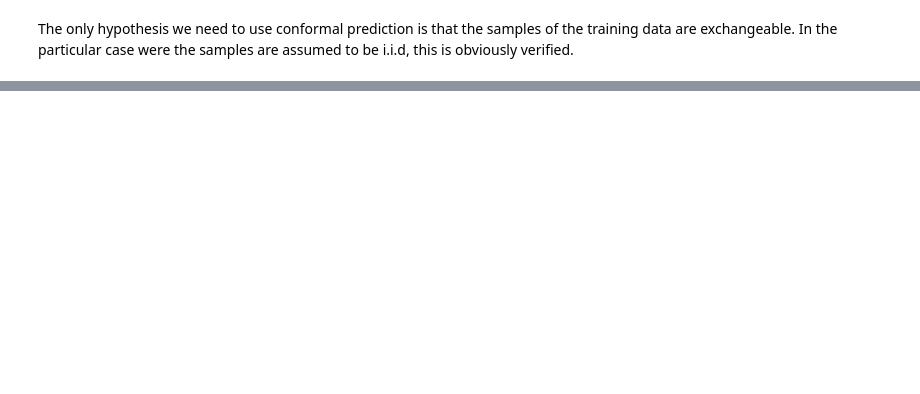
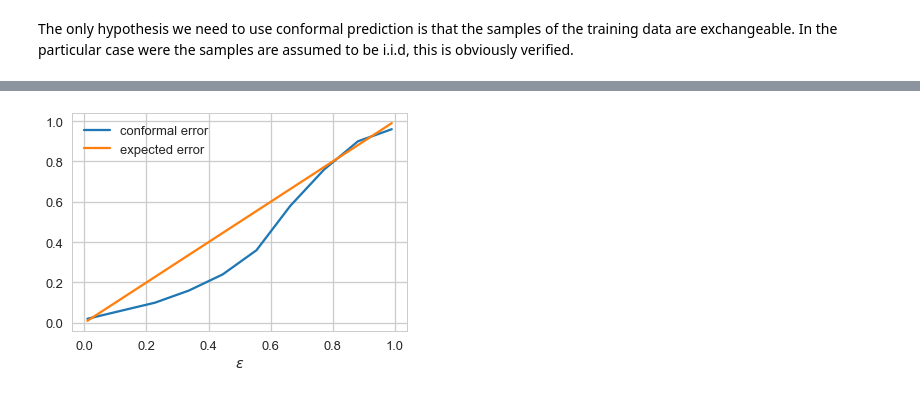
Before and after one commit to eacquarone/OnlineLearning, a Jupyter notebook: Online Learning.ipynb, the cells around one changed output, grey strips where cells are left out. Cells and saved outputs as stored; diff of their text form; code cells hidden in the pictures; blank space fills up the shorter version.

```diff
--- a/Online Learning.ipynb
+++ b/Online Learning.ipynb
@@ -267,0 +100,3 @@ list_obs[-1]
+# %%
+X, y = load_iris(return_X_y=True)
+X_train, X_test, y_train, y_test = train_test_split(X, y, test_size=0.33)
@@ -267,0 +131,28 @@ list_obs[-1]
+# %%
+errors = []
+avg_region_size = []
+space = np.linspace(0.99, 0.01, 10)
+for e in tqdm(space):
+    hits = []
+    confidence_regions = []
+    for i in range(len(X_test)):
+        confidence_region = []
+        for category in set(y_train):
+            accept = conformal_algorithm_using_new_object(
+                nonconformity_measure, X_train, y_train, X_test[i], category, epsilon=e
+            )
+            if accept:
+                confidence_region.append(category)
+
+        hits.append(model.predict(X_test[i:i+1]) in confidence_region)
+        confidence_regions.append(confidence_region)
+    avg_region_size.append(np.mean([len(region) for region in confidence_regions]))
+    errors.append(1  - np.mean(hits))
+# %%
+plt.plot(space, errors, label="conformal error")
+plt.plot(space, space, label="expected error")
+plt.xlabel('$\\epsilon$')
+plt.legend()
+plt.show()
+# %% [output]
+[figure, added]
```
Also changed, not shown: parts of 54 cells of this notebook.
